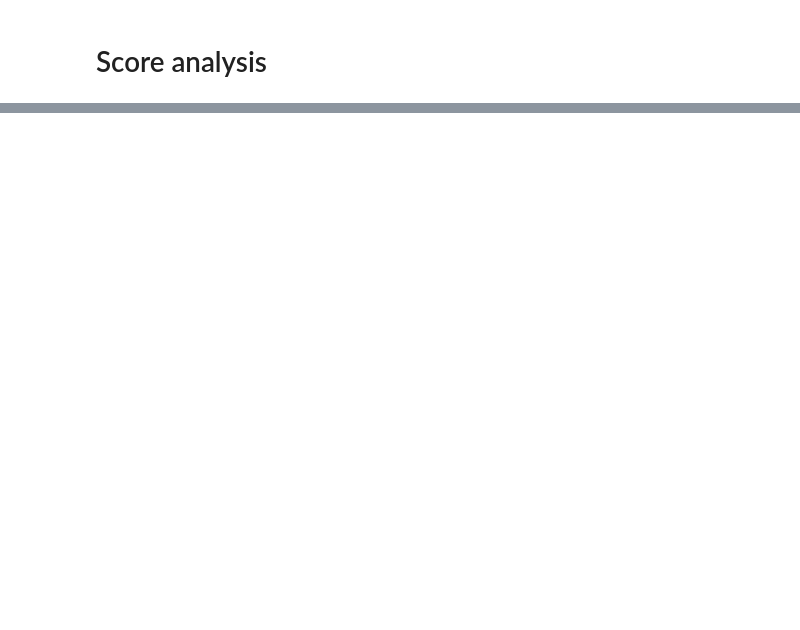
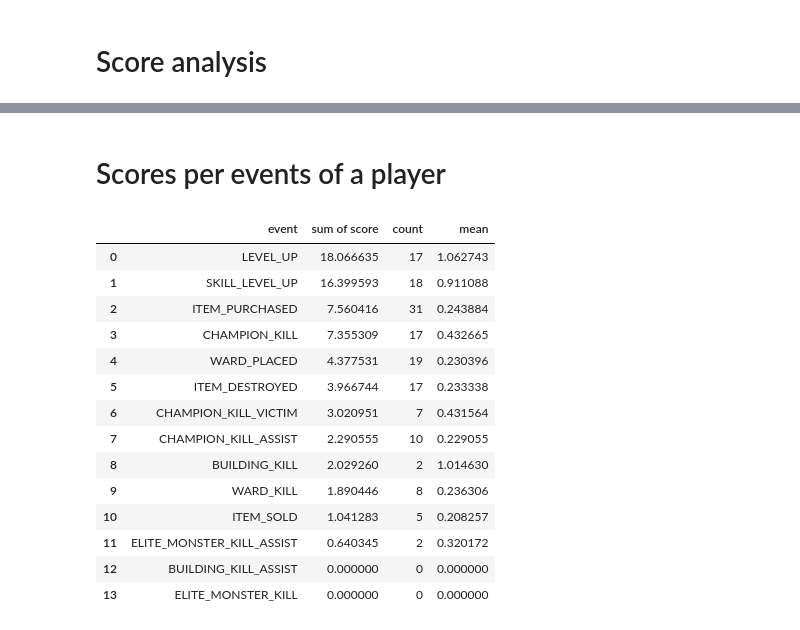
Before and after one commit to ThrypsisJ/Action2Score, a Jupyter notebook: experiment_challenger_analysis.ipynb, the cells around one changed output, grey strips where cells are left out. Cells and saved outputs as stored; diff of their text form; code cells hidden in the pictures; blank space fills up the shorter version.

```diff
--- a/experiment_challenger_analysis.ipynb
+++ b/experiment_challenger_analysis.ipynb
@@ -100,0 +144,51 @@ data
+# %% [markdown]
+# Scores per events of a player
+# %%
+import pandas as pd
+
+pd.set_option("display.max_rows", None, "display.max_columns", None)
+events = ['ITEM_PURCHASED', 'ITEM_SOLD',
+       'ITEM_DESTROYED', 'SKILL_LEVEL_UP', 'LEVEL_UP', 'WARD_PLACED',
+       'WARD_KILL', 'CHAMPION_KILL', 'CHAMPION_KILL_ASSIST',
+       'CHAMPION_KILL_VICTIM', 'BUILDING_KILL', 'BUILDING_KILL_ASSIST',
+       'ELITE_MONSTER_KILL', 'ELITE_MONSTER_KILL_ASSIST']
+
+match_id = 'NA1_4083949961'
+data = pd.read_csv('./processed_ftr/scores_challenger.csv')
+
+data = data[(data['match_id'] == match_id) & (data['player'] == 7)].drop(labels=['match_id', 'win'], axis='columns')
+data = data.drop(labels=['mage', 'fighter', 'support', 'tank', 'assassin', 'marksman', 'TOP', 'MIDDLE', 'BOTTOM', 'JUNGLE', 'UTILITY'], axis='columns')
+
+scoresums, counts, means = [], [], []
+for event in events:
+    event_scores = data[data[event] == 1]['score'].tolist()
+
+    _sum = sum(event_scores)
+    _count = len(event_scores)
+    _mean = _sum / _count if _count != 0 else 0
+
+    scoresums.append(_sum)
+    counts.append(_count)
+    means.append(_mean)
+
+scoresum_per_event = {
+    'event': events, 'sum of score': scoresums, 'count': counts, 'mean': means
+}
+scoresum_per_event = pd.DataFrame(scoresum_per_event).sort_values(by='sum of score', axis=0, ascending=False, ignore_index=True)
+scoresum_per_event
+# %% [output]
+|  | event | sum of score | count | mean |
+| 0 | LEVEL_UP | 18.066635 | 17 | 1.062743 |
+| 1 | SKILL_LEVEL_UP | 16.399593 | 18 | 0.911088 |
+| 2 | ITEM_PURCHASED | 7.560416 | 31 | 0.243884 |
+| 3 | CHAMPION_KILL | 7.355309 | 17 | 0.432665 |
+| 4 | WARD_PLACED | 4.377531 | 19 | 0.230396 |
+| 5 | ITEM_DESTROYED | 3.966744 | 17 | 0.233338 |
+| 6 | CHAMPION_KILL_VICTIM | 3.020951 | 7 | 0.431564 |
+| 7 | CHAMPION_KILL_ASSIST | 2.290555 | 10 | 0.229055 |
+| 8 | BUILDING_KILL | 2.029260 | 2 | 1.014630 |
+| 9 | WARD_KILL | 1.890446 | 8 | 0.236306 |
+| 10 | ITEM_SOLD | 1.041283 | 5 | 0.208257 |
+| 11 | ELITE_MONSTER_KILL_ASSIST | 0.640345 | 2 | 0.320172 |
+| 12 | BUILDING_KILL_ASSIST | 0.000000 | 0 | 0.000000 |
+| 13 | ELITE_MONSTER_KILL | 0.000000 | 0 | 0.000000 |
```
Also changed, not shown: parts of 8 cells of this notebook, 18 other files.
